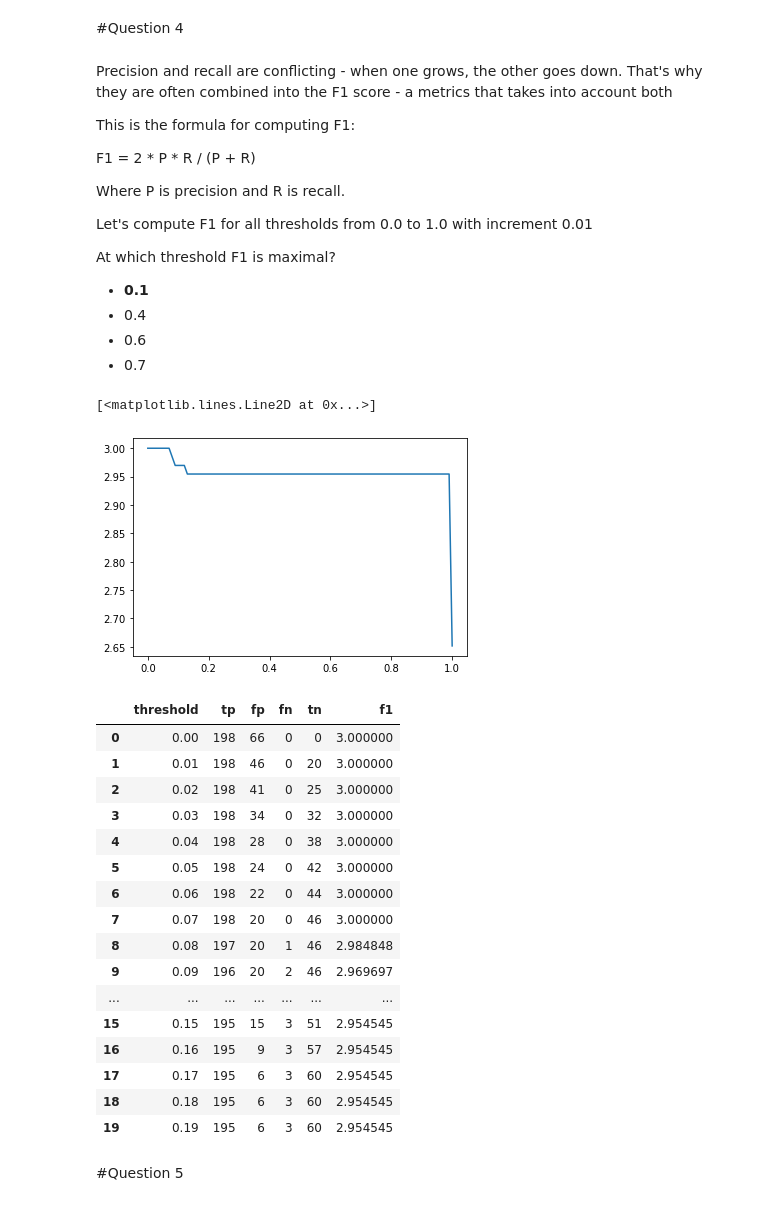
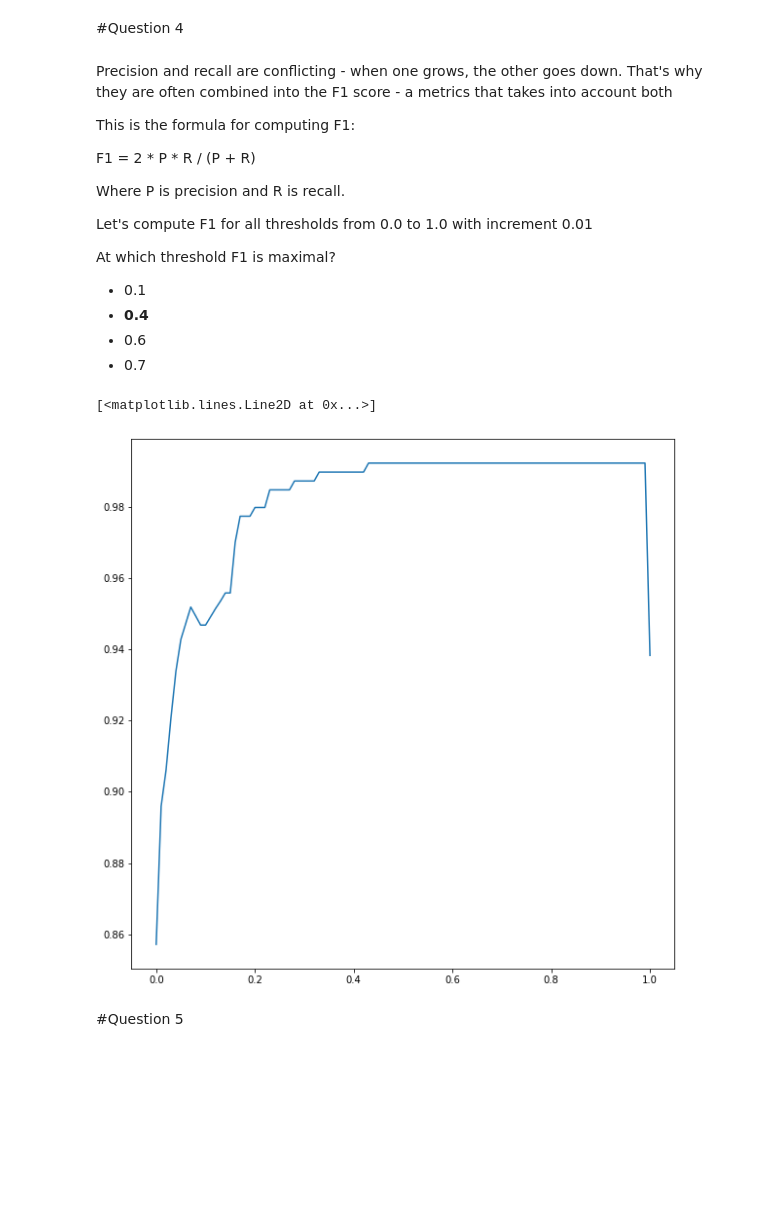
Before and after one commit to gregorywmorris/MLZoom2022, a Jupyter notebook: Homework/MLZoomcampWeek4.ipynb, the cells around one changed output. Saved outputs shown, nothing was run; the diff lists cells and outputs as text; code cells hidden in the pictures; blank space fills up the shorter version.

```diff
--- a/Homework/MLZoomcampWeek4.ipynb
+++ b/Homework/MLZoomcampWeek4.ipynb
@@ -318,8 +320,8 @@ Let's compute F1 for all thresholds from 0.0 to 1.0 with increment 0.01
 
 At which threshold F1 is maximal?
 
-* **0.1**
-* 0.4
+* 0.1
+* **0.4**
 * 0.6
 * 0.7
 # %%
@@ -338,38 +340,23 @@ for t in thresholds:
 
     fp = (predict_positive & actual_negative).sum()
     fn = (predict_negative & actual_positive).sum()
+
     # F1 = 2 * P * R / (P + R)
-    f1 = (2* (tp/(tp+fp)) * (tp/(tp+fn))) / (tp/(tp+fp)) + (tp/(tp+fn))
+    P = tp / (tp + fp)
+    R = tp / (tp + fn)
+    f1 = 2 * P * R / (P + R)
 
     scores2.append((t, tp, fp, fn, tn, f1))
 # %%
 add_columns2 = ['threshold', 'tp', 'fp', 'fn', 'tn','f1']
 df_scores2 = pd.DataFrame(scores2, columns=add_columns2)
 # %%
+plt.figure(figsize=(10,10))
+
 plt.plot(df_scores2.threshold, df_scores2.f1)
 # %% [output]
 [<matplotlib.lines.Line2D at 0x...>]
-[figure, old version]
+[figure, new version]
-# %%
-df_scores2.head(20)
-# %% [output]
-|  | threshold | tp | fp | fn | tn | f1 |
-| 0 | 0.00 | 198 | 66 | 0 | 0 | 3.000000 |
-| 1 | 0.01 | 198 | 46 | 0 | 20 | 3.000000 |
-| 2 | 0.02 | 198 | 41 | 0 | 25 | 3.000000 |
-| 3 | 0.03 | 198 | 34 | 0 | 32 | 3.000000 |
-| 4 | 0.04 | 198 | 28 | 0 | 38 | 3.000000 |
-| 5 | 0.05 | 198 | 24 | 0 | 42 | 3.000000 |
-| 6 | 0.06 | 198 | 22 | 0 | 44 | 3.000000 |
-| 7 | 0.07 | 198 | 20 | 0 | 46 | 3.000000 |
-| 8 | 0.08 | 197 | 20 | 1 | 46 | 2.984848 |
-| 9 | 0.09 | 196 | 20 | 2 | 46 | 2.969697 |
-| ... | ... | ... | ... | ... | ... | ... |
-| 15 | 0.15 | 195 | 15 | 3 | 51 | 2.954545 |
-| 16 | 0.16 | 195 | 9 | 3 | 57 | 2.954545 |
-| 17 | 0.17 | 195 | 6 | 3 | 60 | 2.954545 |
-| 18 | 0.18 | 195 | 6 | 3 | 60 | 2.954545 |
-| 19 | 0.19 | 195 | 6 | 3 | 60 | 2.954545 |
 # %% [markdown]
 #Question 5
 # %% [markdown]
```
Also changed, not shown: parts of 4 cells of this notebook.
